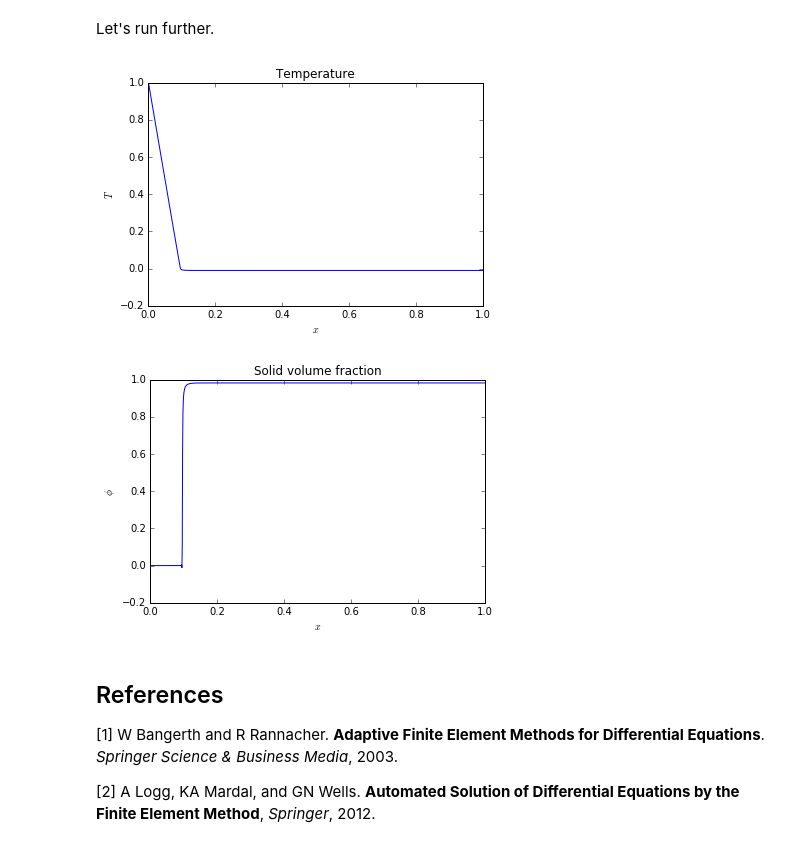
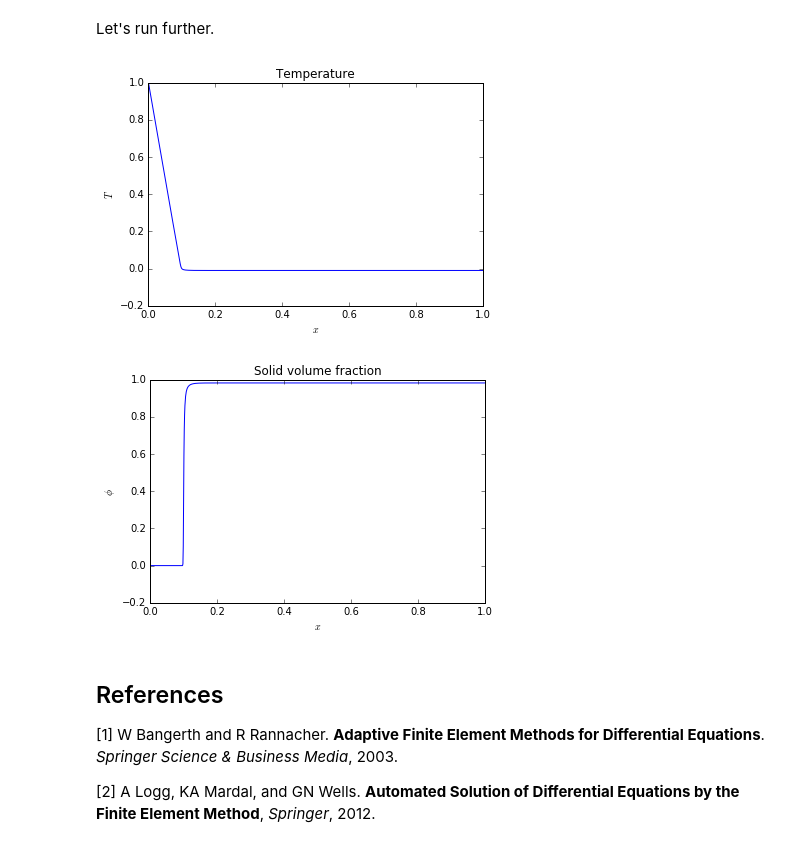
Before and after one commit to geo-fluid-dynamics/phaseflow-fenics, a Jupyter notebook: tutorials/FEniCS/00-StefanProblem.ipynb, the cells around one changed output. Cells and saved outputs as stored; diff of their text form; code cells hidden in the pictures.

```diff
--- a/tutorials/FEniCS/00-StefanProblem.ipynb
+++ b/tutorials/FEniCS/00-StefanProblem.ipynb
@@ -224,7 +224,7 @@ For the time derivative terms, we apply the first-order implicit Euler finite di
 
 Choose a time step size and set the discrete time derivatives.
 # %%
-timestep_size = 1.e-3
+timestep_size = 1.e-2
 
 Delta_t = fenics.Constant(timestep_size)
 
@@ -344,16 +344,16 @@ plot(T)
 # %% [markdown]
 Let's run further.
 # %%
-for timestep in range(100):
+for timestep in range(10):
 
     T_n.vector()[:] = T.vector()
 
     solver.solve()
 
 plot(T)
 # %% [output]
 [figure]
-[figure, old version]
+[figure, new version]
 # %% [markdown]
 ## References
 [1] W Bangerth and R Rannacher. **Adaptive Finite Element Methods for Differential Equations**. *Springer Science & Business Media*, 2003.
```
Also changed, not shown: parts of 2 cells of this notebook, 1 other file.
